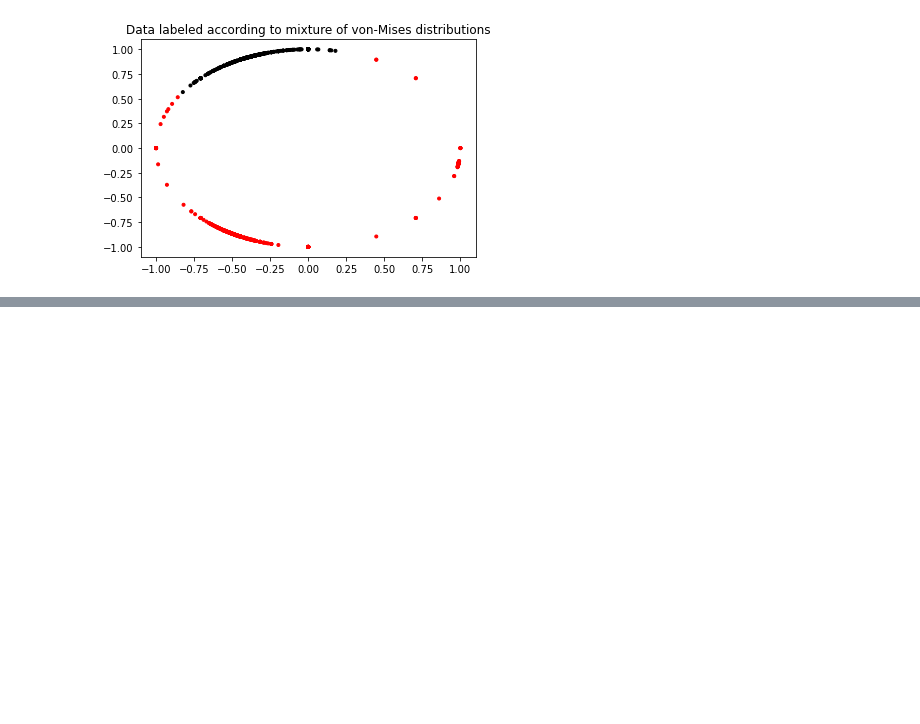
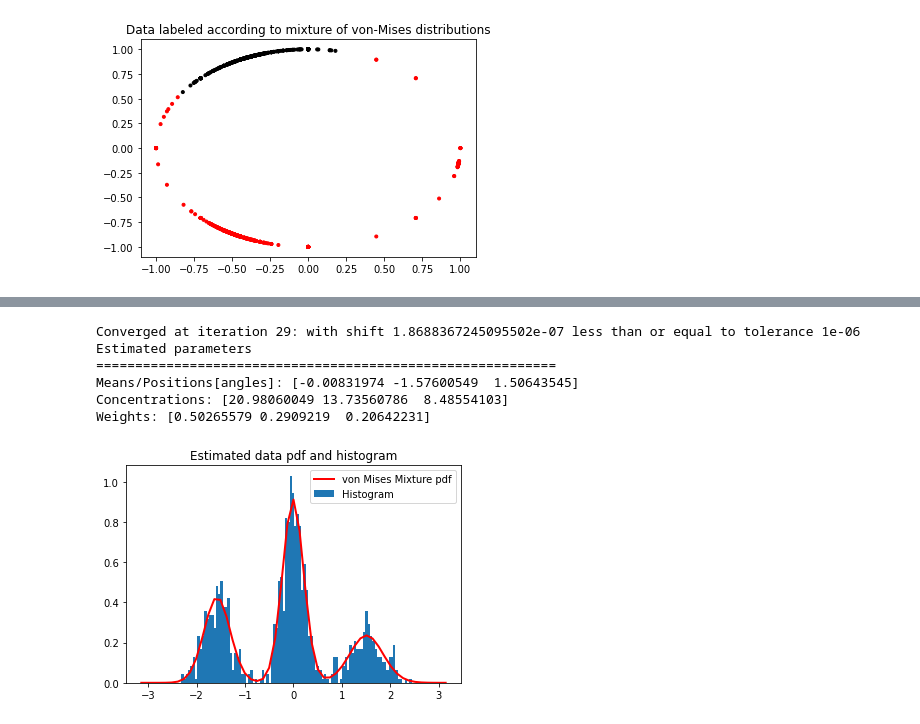
Before and after one commit to siriusted/GMM, a Jupyter notebook: Lab1.ipynb, the cells around one changed output, grey strips where cells are left out. Cells and saved outputs as stored; diff of their text form; code cells hidden in the pictures; blank space fills up the shorter version.

```diff
--- a/Lab1.ipynb
+++ b/Lab1.ipynb
@@ -362,0 +506,22 @@ Text(0.5, 1.0, 'Data labeled according to mixture of von-Mises distributions')
+# %%
+my_estimate = VonMisesMixture(3)
+# %%
+my_labels = my_estimate.fit(samples)
+
+mus, kappas, weights = my_estimate.get_params()
+print('Estimated parameters',
+      '===========================================================',
+      f'Means/Positions[angles]: {mus}',
+      f'Concentrations: {kappas}',
+      f'Weights: {weights}',
+      sep='\n')
+
+my_estimate.plot_hist_and_pdf(samples, 'Estimated data pdf and histogram')
+# %% [output]
+Converged at iteration 29: with shift 1.8688367245095502e-07 less than or equal to tolerance 1e-06
+Estimated parameters
+===========================================================
+Means/Positions[angles]: [-0.00831974 -1.57600549  1.50643545]
+Concentrations: [20.98060049 13.73560786  8.48554103]
+Weights: [0.50265579 0.2909219  0.20642231]
+[figure, added]
```
Also changed, not shown: parts of 12 cells of this notebook.
